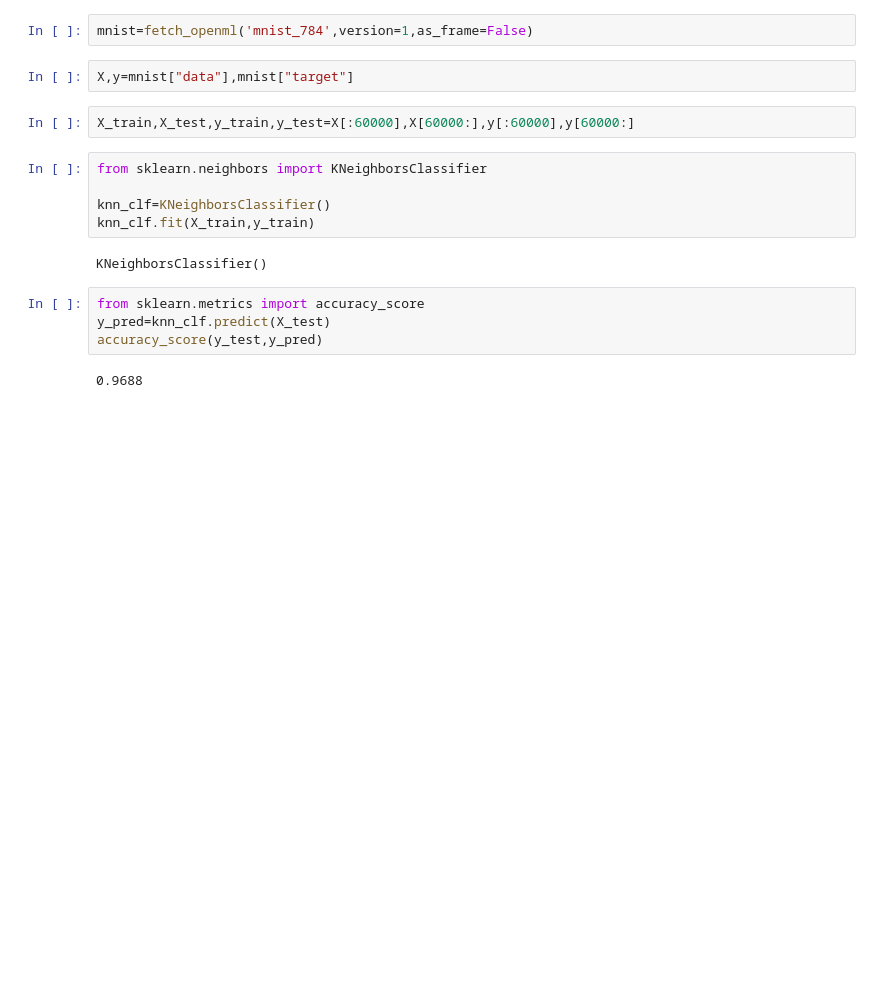
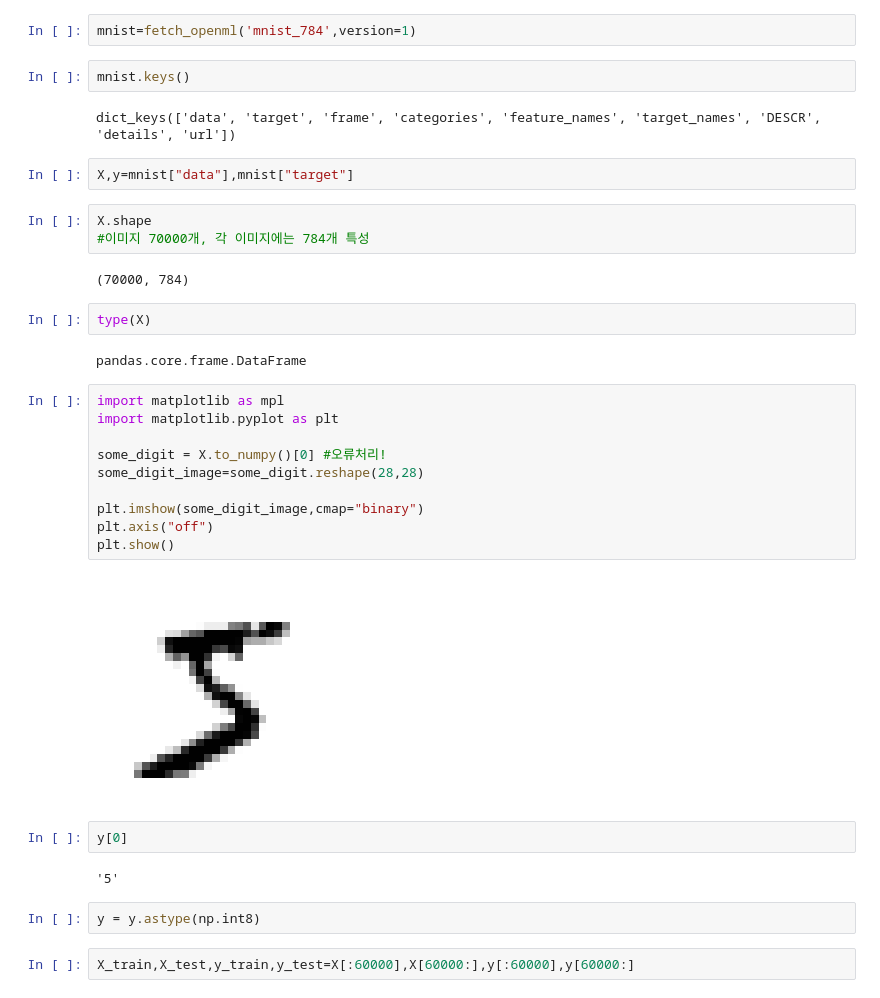
Before and after one commit to Jii111/ESAA-2, a Jupyter notebook: 0314_분류(핸즈온 머신러닝 CH03).ipynb, the cells around one changed output. Drawn from its saved outputs; the diff is of its cells as text; blank space fills up the shorter version.

```diff
--- a/0314_분류(핸즈온 머신러닝 CH03).ipynb
+++ b/0314_분류(핸즈온 머신러닝 CH03).ipynb
@@ -6,19 +14,37 @@ from sklearn.datasets import fetch_openml
 # %%
-mnist=fetch_openml('mnist_784',version=1,as_frame=False)
+mnist=fetch_openml('mnist_784',version=1)
+# %%
+mnist.keys()
+# %% [output]
+dict_keys(['data', 'target', 'frame', 'categories', 'feature_names', 'target_names', 'DESCR', 'details', 'url'])
 # %%
 X,y=mnist["data"],mnist["target"]
+# %%
+X.shape
+#이미지 70000개, 각 이미지에는 784개 특성
+# %% [output]
+(70000, 784)
+# %%
+type(X)
+# %% [output]
+pandas.core.frame.DataFrame
+# %%
+import matplotlib as mpl
+import matplotlib.pyplot as plt
+
+some_digit = X.to_numpy()[0] #오류처리!
+some_digit_image=some_digit.reshape(28,28)
+
+plt.imshow(some_digit_image,cmap="binary")
+plt.axis("off")
+plt.show()
+# %% [output]
+[figure, added]
+# %%
+y[0]
+# %% [output]
+'5'
+# %%
+y = y.astype(np.int8)
 # %%
 X_train,X_test,y_train,y_test=X[:60000],X[60000:],y[:60000],y[60000:]
-# %%
-from sklearn.neighbors import KNeighborsClassifier
-
-knn_clf=KNeighborsClassifier()
-knn_clf.fit(X_train,y_train)
-# %% [output]
-KNeighborsClassifier()
-# %%
-from sklearn.metrics import accuracy_score
-y_pred=knn_clf.predict(X_test)
-accuracy_score(y_test,y_pred)
-# %% [output]
-0.9688
```
Also changed, not shown: parts of 72 cells of this notebook.
